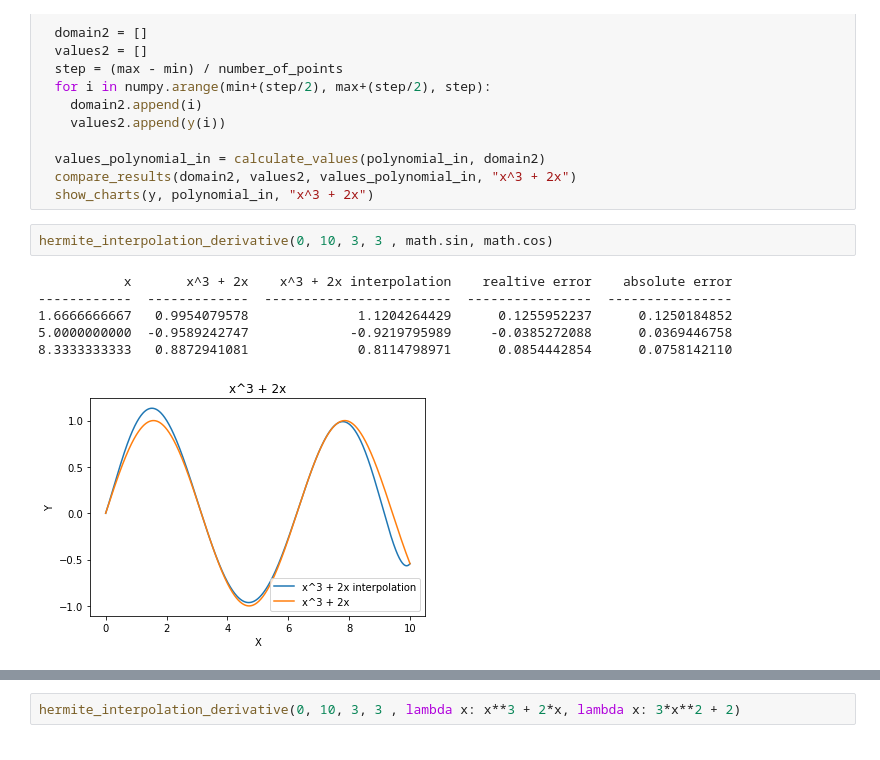
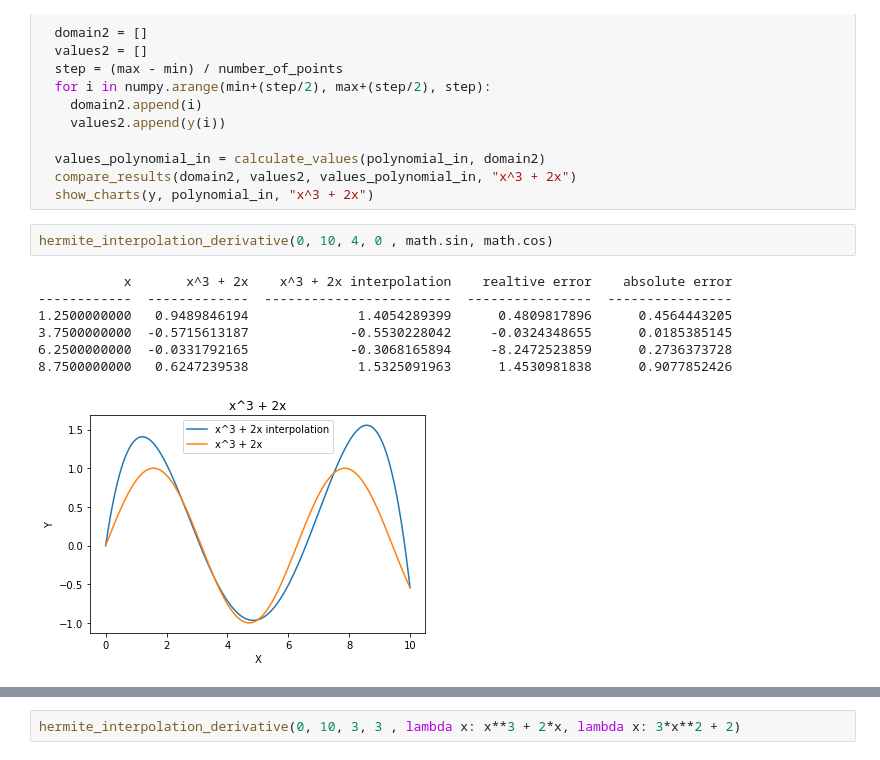
Before and after one commit to kraleppa/mownit-lab, a Jupyter notebook: Mownit sprawozdanie 4.ipynb, the cells around one changed output, grey strips where cells are left out. Cells and saved outputs as stored; diff of their text form.

```diff
--- a/Mownit sprawozdanie 4.ipynb
+++ b/Mownit sprawozdanie 4.ipynb
@@ -410,11 +410,12 @@ def hermite_interpolation_derivative(min, max, number_of_points, number_of_deriv
   compare_results(domain2, values2, values_polynomial_in, "x^3 + 2x")
   show_charts(y, polynomial_in, "x^3 + 2x")
 # %%
-hermite_interpolation_derivative(0, 10, 3, 3 , math.sin, math.cos)
+hermite_interpolation_derivative(0, 10, 4, 0 , math.sin, math.cos)
 # %% [output]
            x       x^3 + 2x    x^3 + 2x interpolation    realtive error    absolute error
 ------------  -------------  ------------------------  ----------------  ----------------
-1.6666666667   0.9954079578              1.1204264429      0.1255952237      0.1250184852
-5.0000000000  -0.9589242747             -0.9219795989     -0.0385272088      0.0369446758
-8.3333333333   0.8872941081              0.8114798971      0.0854442854      0.0758142110
+1.2500000000   0.9489846194              1.4054289399      0.4809817896      0.4564443205
+3.7500000000  -0.5715613187             -0.5530228042     -0.0324348655      0.0185385145
+6.2500000000  -0.0331792165             -0.3068165894     -8.2472523859      0.2736373728
+8.7500000000   0.6247239538              1.5325091963      1.4530981838      0.9077852426
-[figure, old version]
+[figure, new version]
```
Also changed, not shown: parts of 1 cell of this notebook.
